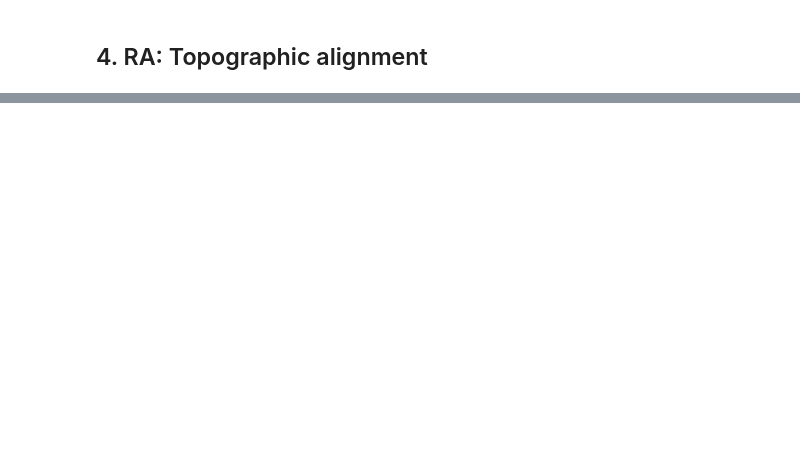
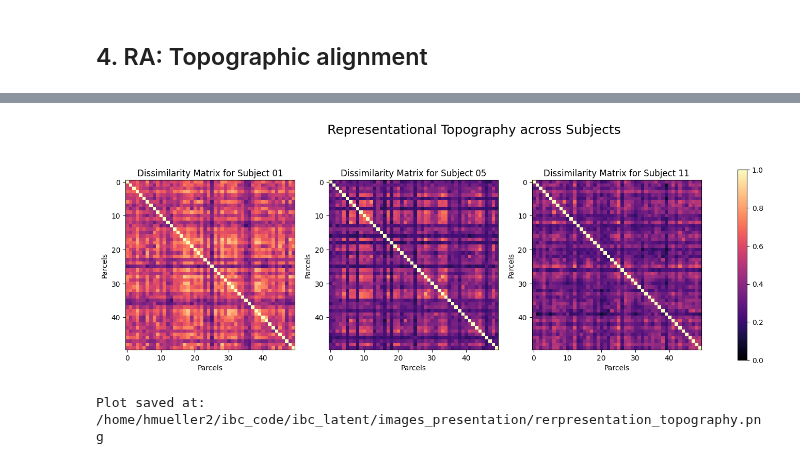
Before and after one commit to Cognitive-Neuroscience-Neurotechnology/ibc_latent, a Jupyter notebook: RSA/RSM_Visualization.ipynb, the cells around one changed output, grey strips where cells are left out. Saved outputs shown, nothing was run; the diff lists cells and outputs as text; code cells hidden in the pictures; blank space fills up the shorter version.

```diff
--- a/RSA/RSM_Visualization.ipynb
+++ b/RSA/RSM_Visualization.ipynb
@@ -195,0 +234,38 @@ plt.show()
+# %%
+# Define the subjects to compare
+subjects = ['sub-01', 'sub-05', 'sub-11']  # Add more subjects as needed
+
+# Load the RDMs for each subject
+rsms = []
+for subj in subjects:
+    rsm_path = os.path.join(base_dir, 'ibc_output_RA', 'raw', 'topographic_alignment', 'rsm', f'topographic_alignment_rsm_{subj}.npy')
+    rsms.append(np.load(rsm_path))
+
+# Load the topographic alignment data
+topographic_alignment_RDM_data = np.load(topographic_alignment_RDM)
+
+# Plot the representational topography data
+fig, axes = plt.subplots(1, len(subjects), figsize=(18, 6))
+for i, (rsm, subj) in enumerate(zip(rsms, subjects)):
+    im = axes[i].imshow(rsm, cmap='magma', vmin=0, vmax=1)  # Correctly set cmap, vmin, and vmax here
+    axes[i].set_title(f'Dissimilarity Matrix for Subject {subj.split("-")[1]}')
+    axes[i].set_xlabel('Parcels')
+    axes[i].set_ylabel('Parcels')
+
+# make one single common colorbar
+cbar = fig.colorbar(im, ax=axes.ravel().tolist(), shrink=0.8)
+
+# Add a big title with adjusted position
+plt.suptitle(f"Representational Topography across Subjects", fontsize=18, y=0.95)
+
+plt.show()
+
+# Save the plot in high resolution
+output_dir = '/home/hmueller2/ibc_code/ibc_latent/images_presentation'
+os.makedirs(output_dir, exist_ok=True)
+output_path = os.path.join(output_dir, 'rerpresentation_topography.png')
+fig.savefig(output_path, dpi=300)
+print(f"Plot saved at: {output_path}")
+# %% [output]
+[figure, added]
+Plot saved at: /home/hmueller2/ibc_code/ibc_latent/images_presentation/rerpresentation_topography.png
```
Also changed, not shown: parts of 6 cells of this notebook, 12 other files.
